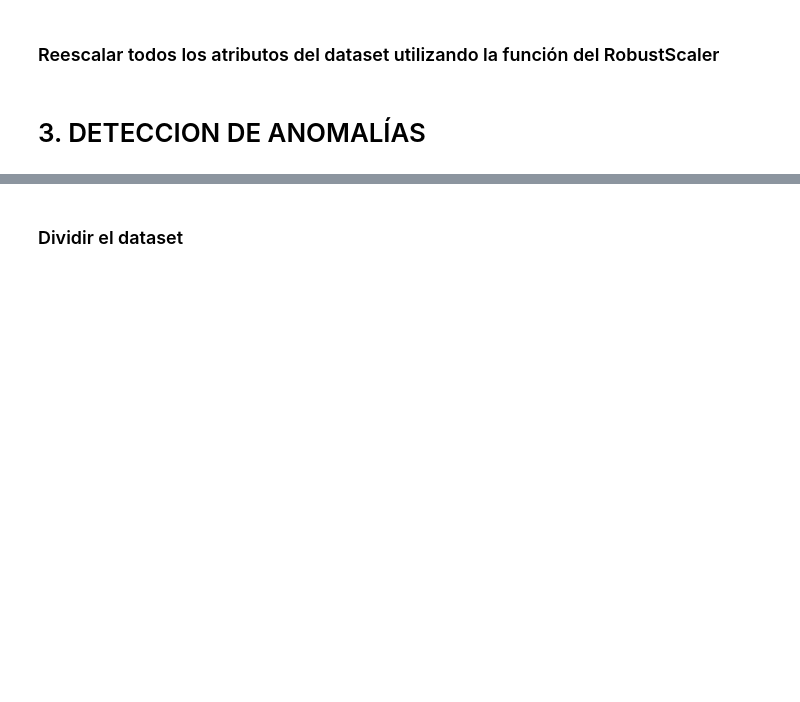
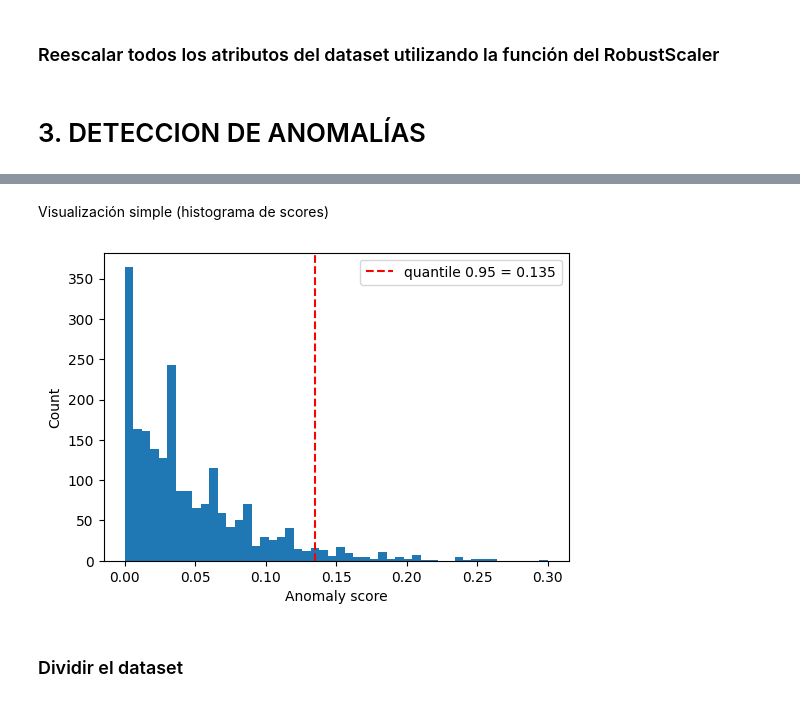
Before and after one commit to omarjmc/maestria, a Jupyter notebook: aprendizaje/grupal/AA_ACT_2_MONTEMAYOR_SEGOVIA.ipynb, the cells around one changed output, grey strips where cells are left out. Saved outputs shown, nothing was run; the diff lists cells and outputs as text; code cells hidden in the pictures; blank space fills up the shorter version.

```diff
--- a/aprendizaje/grupal/AA_ACT_2_MONTEMAYOR_SEGOVIA.ipynb
+++ b/aprendizaje/grupal/AA_ACT_2_MONTEMAYOR_SEGOVIA.ipynb
@@ -1169,0 +1146,3 @@ weighted avg       0.87      0.87      0.87      1700
+# %%
+X_train = pd.concat([X_scaled, X_synth], ignore_index=True)
+y_train = np.hstack([np.ones(len(X_scaled)), np.zeros(len(X_synth))])
@@ -1169,0 +1151,3 @@ weighted avg       0.87      0.87      0.87      1700
+# %%
+clf = RandomForestClassifier(n_estimators=200, random_state=42, n_jobs=-1)
+clf.fit(X_train, y_train)
@@ -1169,0 +1158,3 @@ weighted avg       0.87      0.87      0.87      1700
+# %%
+proba_real = clf.predict_proba(X_scaled)[:, 1]   # prob de clase "real"
+anomaly_score = 1.0 - proba_real                # mayor = más anómalo
@@ -1169,0 +1163,5 @@ weighted avg       0.87      0.87      0.87      1700
+# %%
+df_results = df.copy()
+df_results['anomaly_score'] = anomaly_score
+threshold = df_results['anomaly_score'].quantile(0.95)   # por ejemplo top 5% como anomalía
+df_results['is_anomaly'] = df_results['anomaly_score'] > threshold
@@ -1170,3 +1195,15 @@ weighted avg       0.87      0.87      0.87      1700
+# %% [markdown]
+Visualización simple (histograma de scores)
+# %%
+plt.figure(figsize=(6,4))
+plt.hist(df_results['anomaly_score'], bins=50)
+plt.axvline(threshold, color='r', linestyle='--', label=f'quantile 0.95 = {threshold:.3f}')
+plt.xlabel('Anomaly score')
+plt.ylabel('Count')
+plt.legend()
+plt.show()
+# %% [output]
+[figure, added]
 # %%
 # Se realiza una copia del dataset para modificaciones
 df_anomalia = df_NSP.copy()
```
Also changed, not shown: parts of 24 cells of this notebook.
